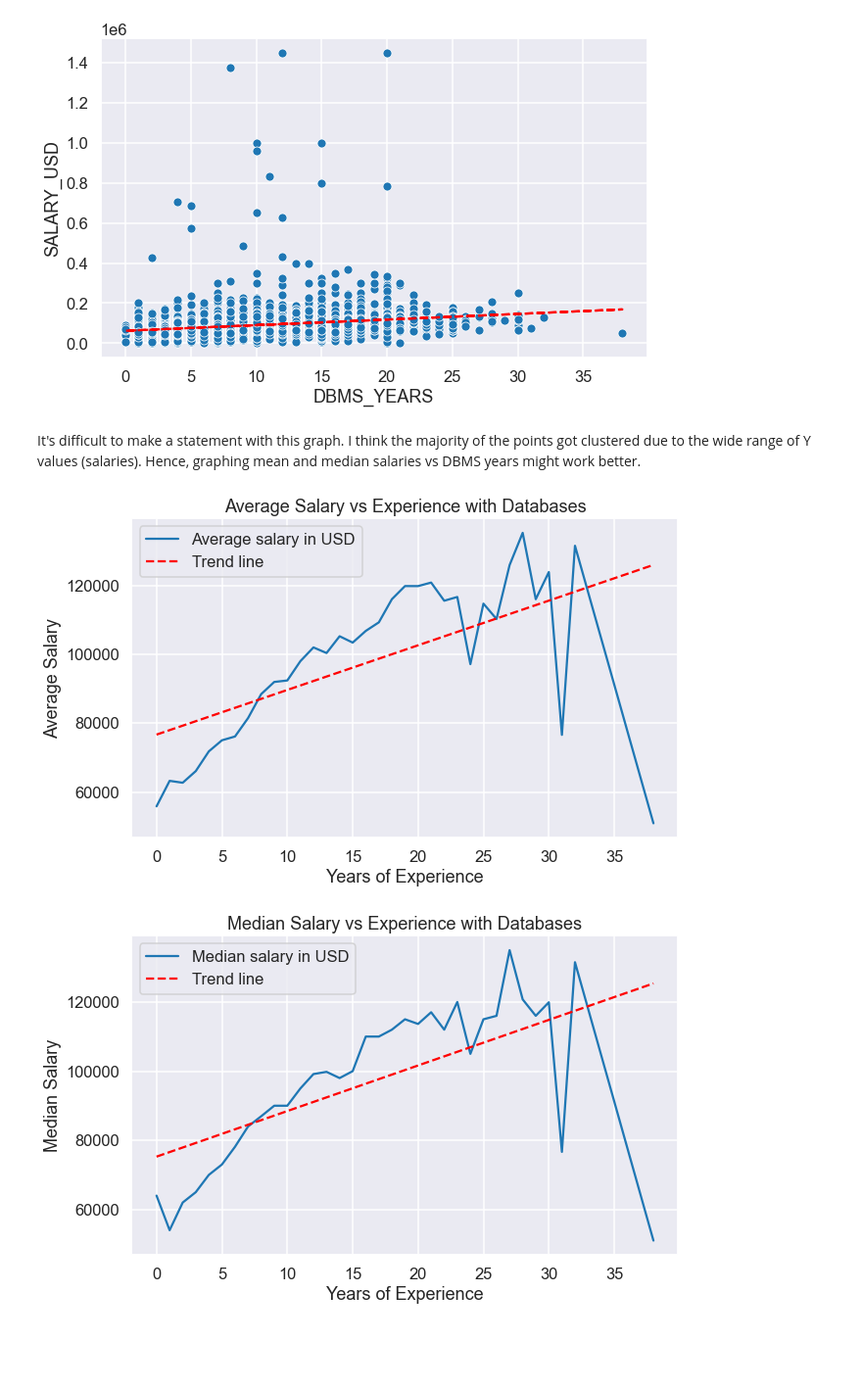
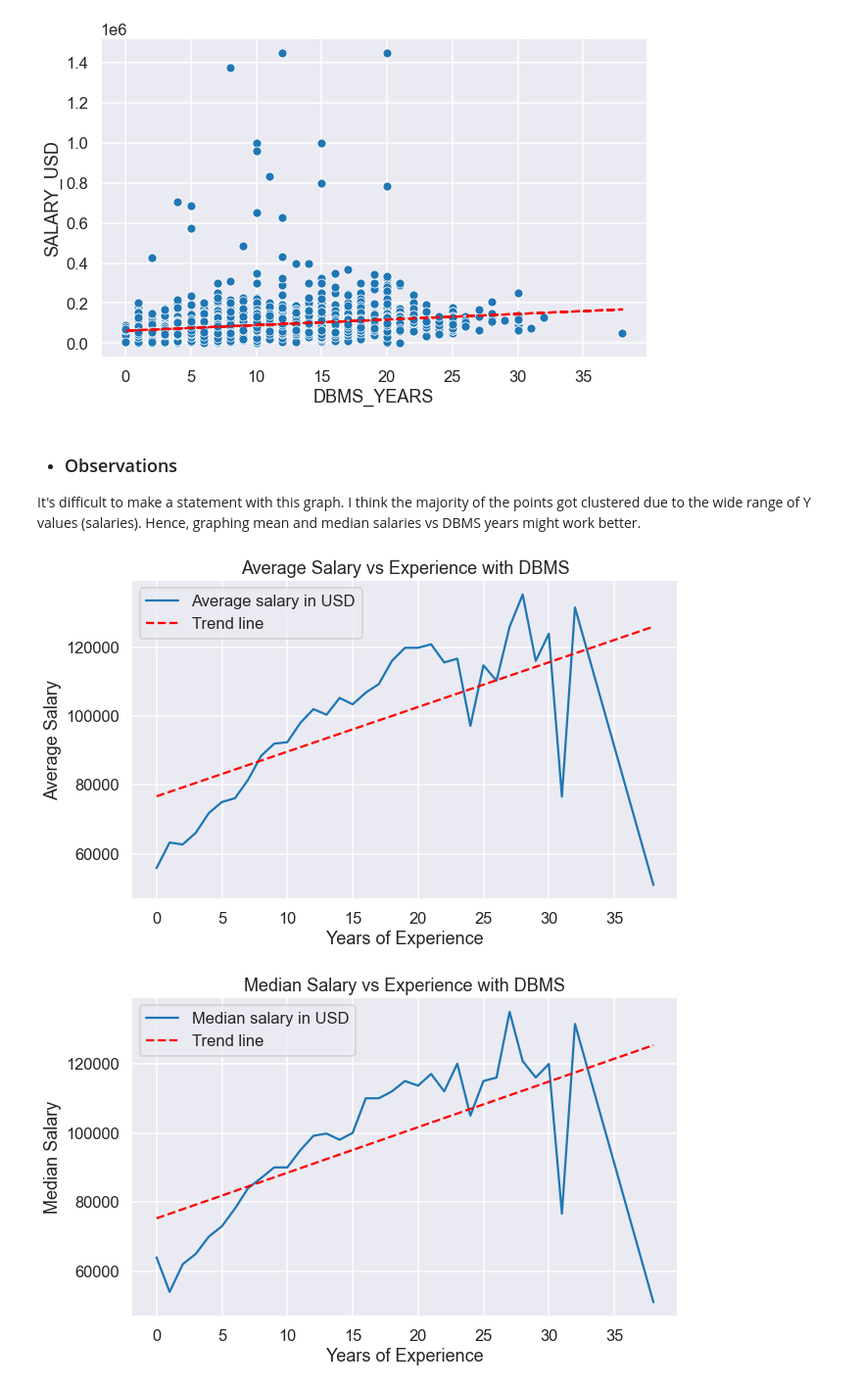
Before and after one commit to tw7366/Projects, a Jupyter notebook: Projects/2018 Data Professionals' Average Salaries.ipynb, the cells around one changed output. Shown at 98% size. Cells and saved outputs as stored; diff of their text form; code cells hidden in the pictures; blank space fills up the shorter version.

```diff
--- a/Projects/2018 Data Professionals' Average Salaries.ipynb
+++ b/Projects/2018 Data Professionals' Average Salaries.ipynb
@@ -551,12 +543,13 @@ def clean_edu(edu_col):
             updated_edu.append('Bachelors')
         elif 'master' in education.lower():
             updated_edu.append('Masters')
-        elif 'doc' in education.lower():
+        elif 'doctor' in education.lower():
             updated_edu.append('PhD')
         else:
-            updated_edu.append('Unknown')
+            pass
     return updated_edu
 
 prof_table['EDUCATION'] = clean_edu(prof_table['EDUCATION'])
-print(prof_table['EDUCATION'].head(10))
+print('Unique job titles')
+print(prof_table['EDUCATION'].unique())
 # %% [output]
@@ -689,43 +673,45 @@ plt.show()
 # %% [output]
 [figure]
 # %% [markdown]
+* ### Observations
+
 It's difficult to make a statement with this graph. I think the majority of the points got clustered due to the wide range of Y values (salaries). Hence, graphing mean and median salaries vs DBMS years might work better.
 # %%
 mean_salary_dbms = prof_table[['SALARY_USD', 'DBMS_YEARS']].groupby(by=['DBMS_YEARS'], as_index=False).mean()
 median_salary_dbms = prof_table[['SALARY_USD', 'DBMS_YEARS']].groupby(by=['DBMS_YEARS'], as_index=False).median()
 
 # the first graph
 plt.figure(figsize=(10, 6))
 plt.plot('DBMS_YEARS', 'SALARY_USD', data=mean_salary_dbms)
-plt.title('Average Salary vs Experience with Databases')
+plt.title('Average Salary vs Experience with DBMS')
 plt.xlabel('Years of Experience')
 plt.ylabel('Average Salary')
 
 x, y = mean_salary_dbms['DBMS_YEARS'], mean_salary_dbms['SALARY_USD']
 z = np.polyfit(x, y, 1)
 p = np.poly1d(z)
 plt.plot(x,p(x),"r--")
 legends = ['Average salary in USD', 'Trend line']
 plt.legend(legends)
 plt.show()
 
 # the second graph
 plt.figure(figsize=(10, 6))
 plt.plot('DBMS_YEARS', 'SALARY_USD', data=median_salary_dbms)
-plt.title('Median Salary vs Experience with Databases')
+plt.title('Median Salary vs Experience with DBMS')
 plt.xlabel('Years of Experience')
 plt.ylabel('Median Salary')
 
 x, y = median_salary_dbms['DBMS_YEARS'], median_salary_dbms['SALARY_USD']
 z = np.polyfit(x, y, 1)
 p = np.poly1d(z)
 plt.plot(x,p(x),"r--")
 legends = ['Median salary in USD', 'Trend line']
 plt.legend(legends)
 plt.show()
 # %% [output]
-[figure, old version]
+[figure, new version]
-[figure, old version]
+[figure, new version]
 # %% [markdown]
 * ### Final observations
 
```
Also changed, not shown: parts of 30 cells of this notebook.
